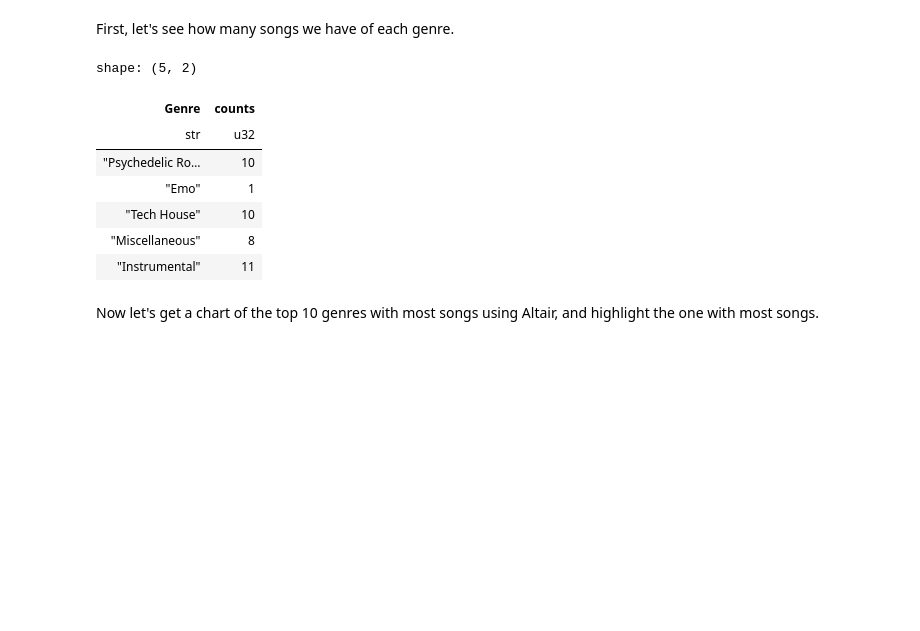
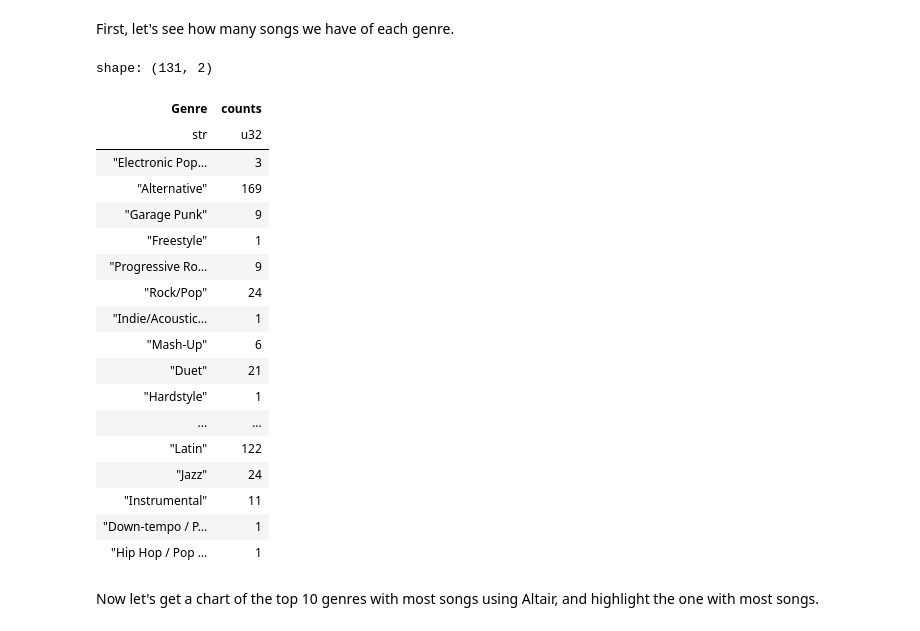
Before and after one commit to Underdoge/music-ds, a Jupyter notebook: Jupyter_Workbook.ipynb, the cells around one changed output. Cells and saved outputs as stored; diff of their text form; code cells hidden in the pictures; blank space fills up the shorter version.

```diff
--- a/Jupyter_Workbook.ipynb
+++ b/Jupyter_Workbook.ipynb
@@ -289,17 +289,28 @@ First, let's see how many songs we have of each genre.
 # %%
 songs_by_genre = songs_df.select(
     pl.col('Genre')
 ).to_series().value_counts()
-songs_by_genre.head()
+songs_by_genre
 # %% [output]
-shape: (5, 2)
+shape: (131, 2)
 | Genre | counts |
 | str | u32 |
-| "Psychedelic Ro… | 10 |
-| "Emo" | 1 |
-| "Tech House" | 10 |
-| "Miscellaneous" | 8 |
+| "Electronic Pop… | 3 |
+| "Alternative" | 169 |
+| "Garage Punk" | 9 |
+| "Freestyle" | 1 |
+| "Progressive Ro… | 9 |
+| "Rock/Pop" | 24 |
+| "Indie/Acoustic… | 1 |
+| "Mash-Up" | 6 |
+| "Duet" | 21 |
+| "Hardstyle" | 1 |
+| ... | ... |
+| "Latin" | 122 |
+| "Jazz" | 24 |
 | "Instrumental" | 11 |
+| "Down-tempo / P… | 1 |
+| "Hip Hop / Pop … | 1 |
 # %% [markdown]
 Now let's get a chart of the top 10 genres with most songs using Altair, and highlight the one with most songs.
 # %%
```
Also changed, not shown: parts of 2 cells of this notebook.
